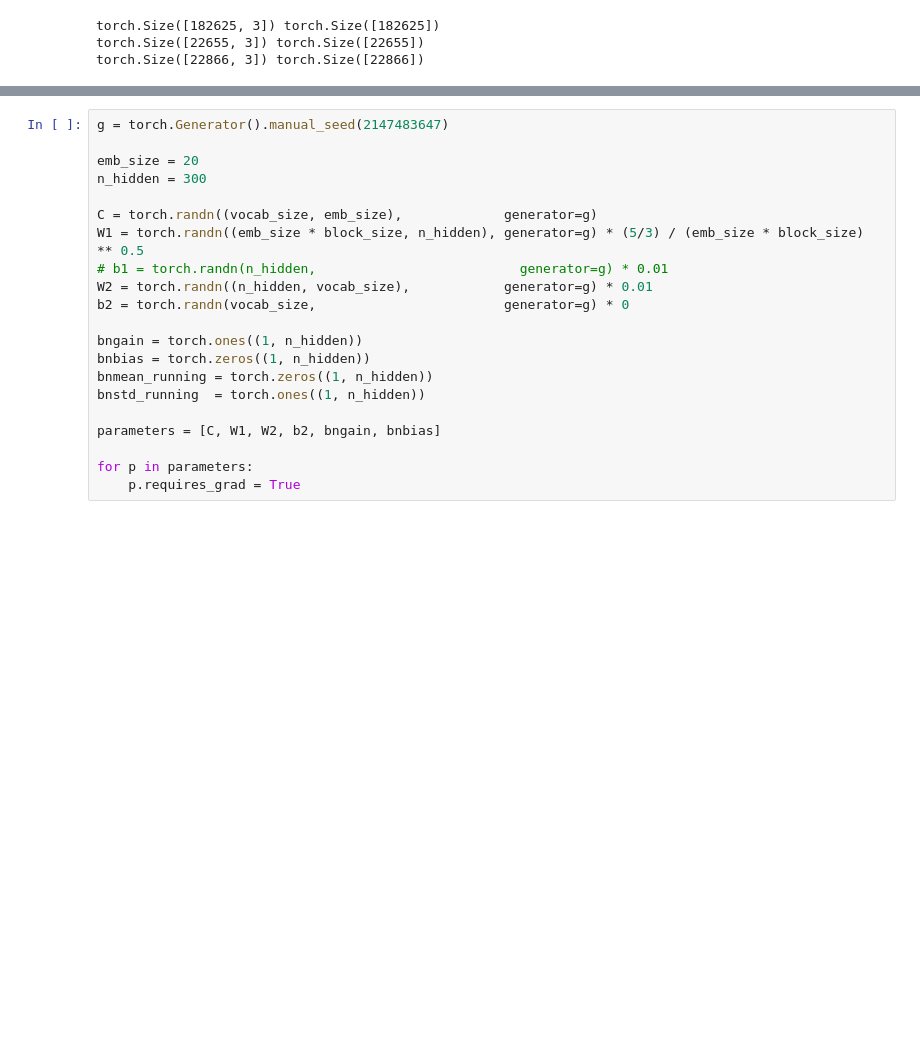
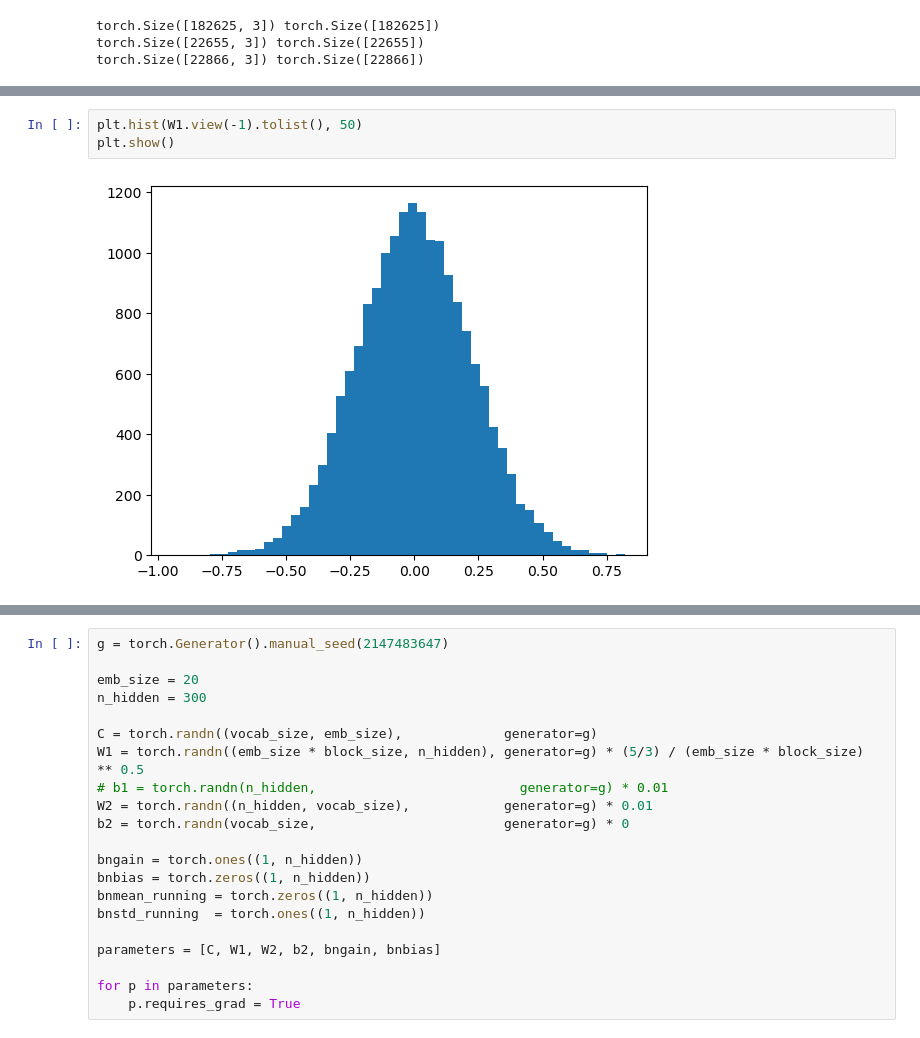
Before and after one commit to kingikongo/from_scratch, a Jupyter notebook: makemore_mlp.ipynb, the cells around one changed output, grey strips where cells are left out. Saved outputs shown, nothing was run; the diff lists cells and outputs as text; blank space fills up the shorter version.

```diff
--- a/makemore_mlp.ipynb
+++ b/makemore_mlp.ipynb
@@ -51,0 +72,5 @@ torch.Size([22866, 3]) torch.Size([22866])
+# %%
+plt.hist(W1.view(-1).tolist(), 50)
+plt.show()
+# %% [output]
+[figure, added]
```
Also changed, not shown: parts of 9 cells of this notebook.
